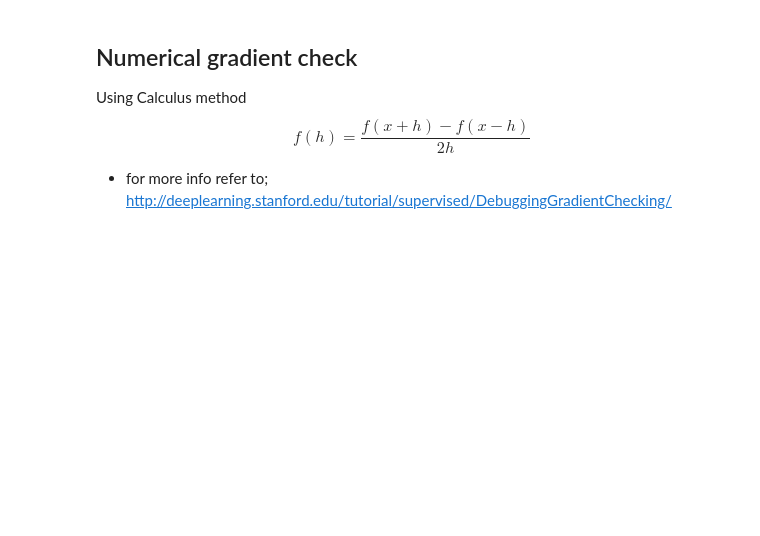
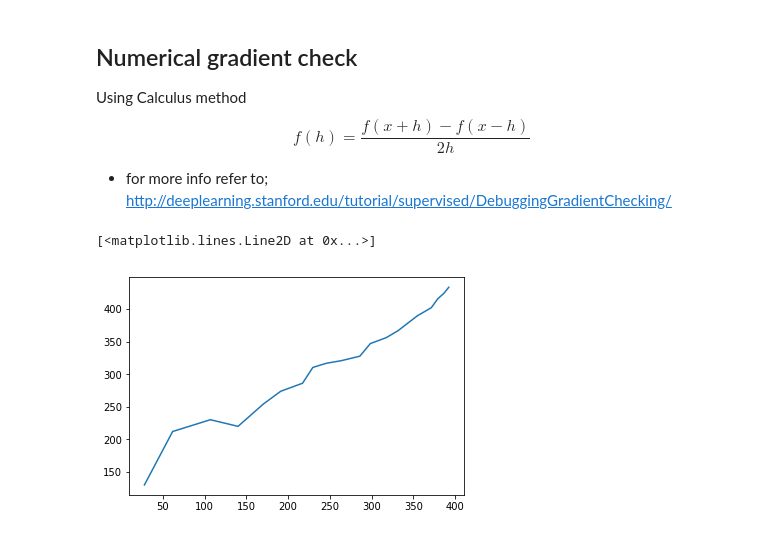
Before and after one commit to onsaint/Machine-Learning-Adventures, a Jupyter notebook: Linear Regression/Draft01-data.ipynb, the cells around one changed output. Saved outputs shown, nothing was run; the diff lists cells and outputs as text; code cells hidden in the pictures; blank space fills up the shorter version.

```diff
--- a/Linear Regression/Draft01-data.ipynb
+++ b/Linear Regression/Draft01-data.ipynb
@@ -429,3 +430,10 @@ def eval_numerical_grad(f, x, h=.0001):
         grad[ix] = (Lp - Lm) /(2 * h)
         print(grad[ix])
     return grad
+# %%
+a, b= learning_curve(LR, X, y, 5, train_size=50, learning_rate=0.01, epochs=1000, tol=None, regularizer=None, lambd=0.0)
+# %%
+plt.plot(a, b)
+# %% [output]
+[<matplotlib.lines.Line2D at 0x...>]
+[figure, added]
```
Also changed, not shown: parts of 3 cells of this notebook, 1 other file.
